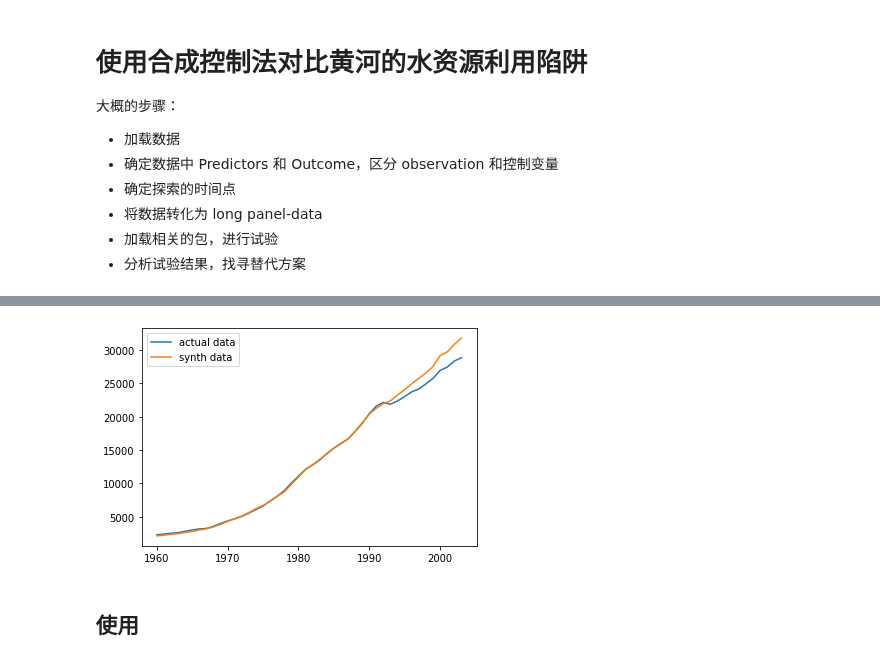
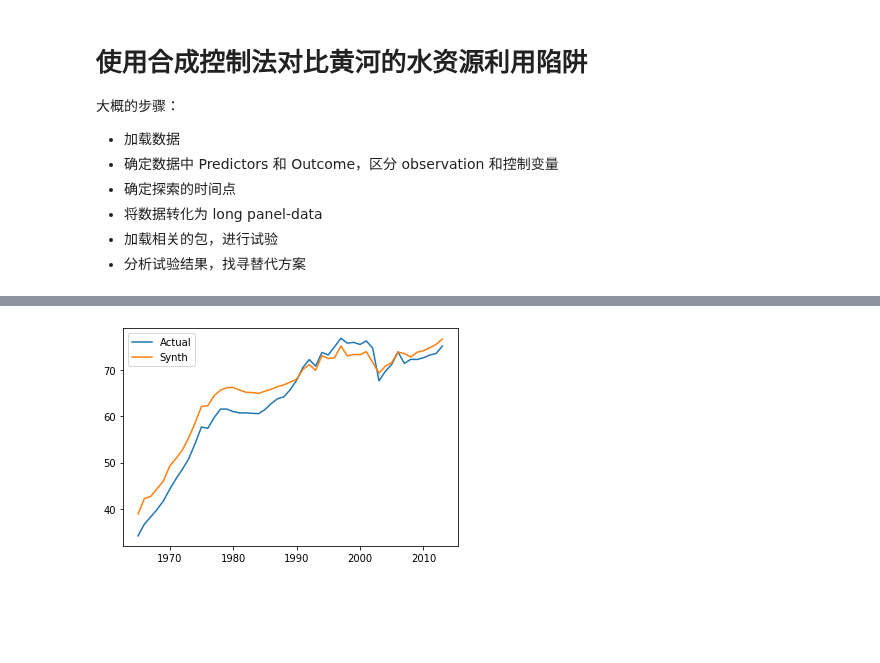
Before and after one commit to SongshGeo/Water-Governance-Regimes, a Jupyter notebook: schemes/合成控制法探索资源利用陷阱.ipynb, the cells around one changed output, grey strips where cells are left out. Saved outputs shown, nothing was run; the diff lists cells and outputs as text; code cells hidden in the pictures; blank space fills up the shorter version.

```diff
--- a/schemes/合成控制法探索资源利用陷阱.ipynb
+++ b/schemes/合成控制法探索资源利用陷阱.ipynb
@@ -27,0 +20,3 @@ german.shape
+# %%
+basins = pd.read_csv("../data/perfectures/basins/all_basins.csv", index_col=0)
+basins.head()
@@ -98,13 +73,0 @@ ListVector with 2 elements.
-# %%
-y1 = np.array(list(synth_result[0]))  # 实际数据
-y0 = np.array(list(synth_result[1]))  # 生成数据
-x = german.year.unique()
-
-plt.plot(x, y1, label="actual data")
-plt.plot(x, y0, label="synth data")
-plt.legend()
-plt.show();
-# %% [output]
-[figure, removed]
-# %% [markdown]
-## 使用
@@ -110,0 +144,40 @@ plt.show();
+# %%
+def run_synth_and_plot(predictors, outcome, **kargs):
+    from rpy2 import robjects as ro
+    ture_data = pd.read_csv(r'../data/perfectures/yr/perfectures_in_YR_with_threshold_0.05.csv')
+
+    def clean_predictors(list_, item):
+        list_.remove(item)
+        list_.insert(0, item)
+        return list_
+
+    predictors = clean_predictors(predictors, outcome)  # 将预测变量置顶
+
+    script = formula_synth_data(
+        data=basins,
+        predictors=predictors,
+        time_col='Year',
+        index_col='Index',
+        treatment_year=1987,
+        treatment_index=3,
+        unit_name_col="Basin"
+    )
+
+    result = ro.r(script)
+
+    y0 = result[0]
+    y1 = result[1]
+    # y2 = ture_data.groupby('Year')["Total water use"].sum()
+
+    x = np.array(basins['Year'].unique())
+    # plt.plot(x, y2, label='Yellow River')
+    plt.plot(x, y0, label='Actual')
+    plt.plot(x, y1, label="Synth")
+    plt.legend()
+    plt.show();
+
+    return result
+# %%
+result = run_synth_and_plot(basins.columns.tolist(), 'Total water use')
+# %% [output]
+[figure, added]
```
Also changed, not shown: parts of 7 cells of this notebook, 6 other files.
